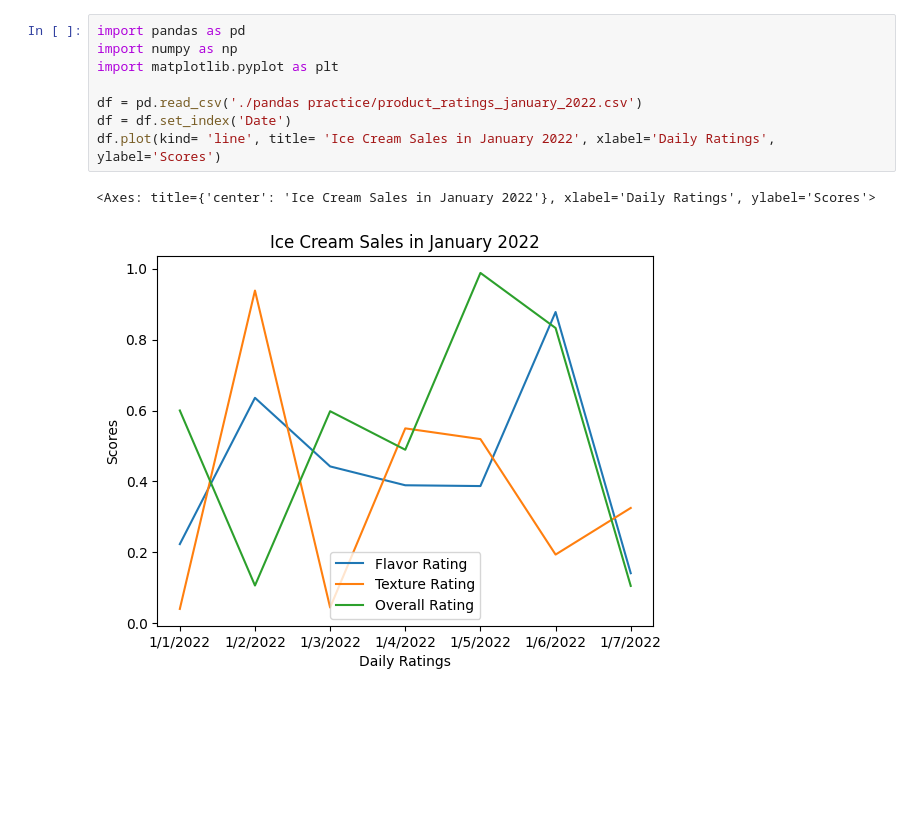
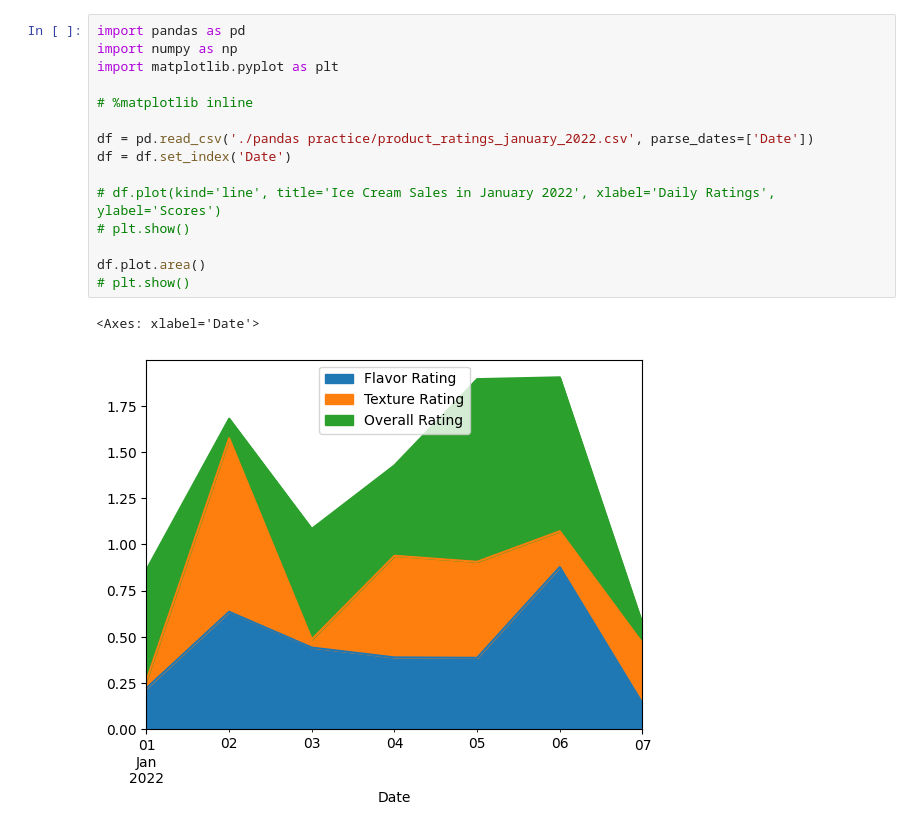
Before and after one commit to Bulbul-Ahmed-10/Python-practice-for-data-analysis, a Jupyter notebook: visualizing_data_on_pandas.ipynb, the cells around one changed output. Saved outputs shown, nothing was run; the diff lists cells and outputs as text; blank space fills up the shorter version.

```diff
--- a/visualizing_data_on_pandas.ipynb
+++ b/visualizing_data_on_pandas.ipynb
@@ -1,11 +1,18 @@
 # %%
 import pandas as pd
 import numpy as np
 import matplotlib.pyplot as plt
 
-df = pd.read_csv('./pandas practice/product_ratings_january_2022.csv')
+# %matplotlib inline
+
+df = pd.read_csv('./pandas practice/product_ratings_january_2022.csv', parse_dates=['Date'])
 df = df.set_index('Date')
-df.plot(kind= 'line', title= 'Ice Cream Sales in January 2022', xlabel='Daily Ratings', ylabel='Scores')
+
+# df.plot(kind='line', title='Ice Cream Sales in January 2022', xlabel='Daily Ratings', ylabel='Scores')
+# plt.show()
+
+df.plot.area()
+# plt.show()
 # %% [output]
-<Axes: title={'center': 'Ice Cream Sales in January 2022'}, xlabel='Daily Ratings', ylabel='Scores'>
+<Axes: xlabel='Date'>
-[figure, old version]
+[figure, new version]
```
Also changed, not shown: parts of 2 cells of this notebook, 2 other files.
